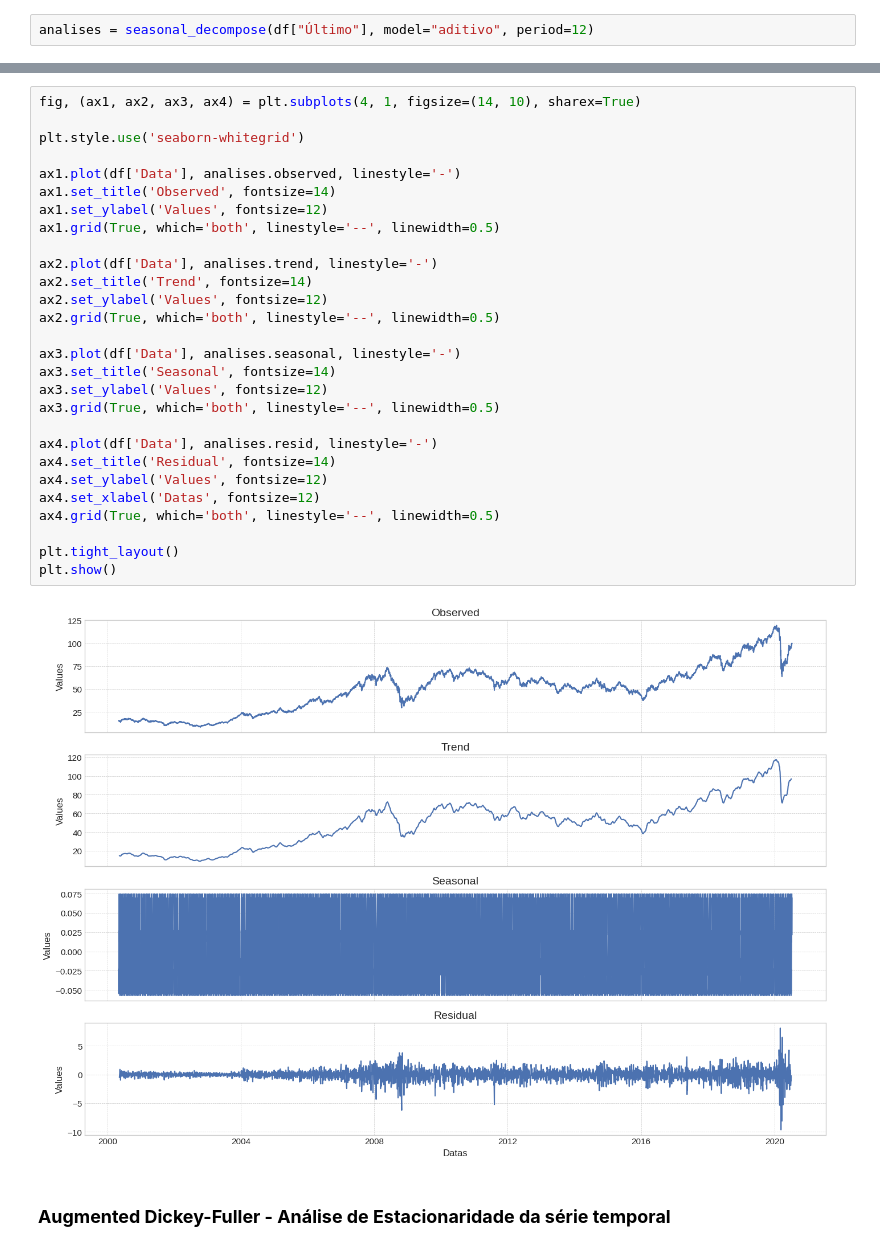
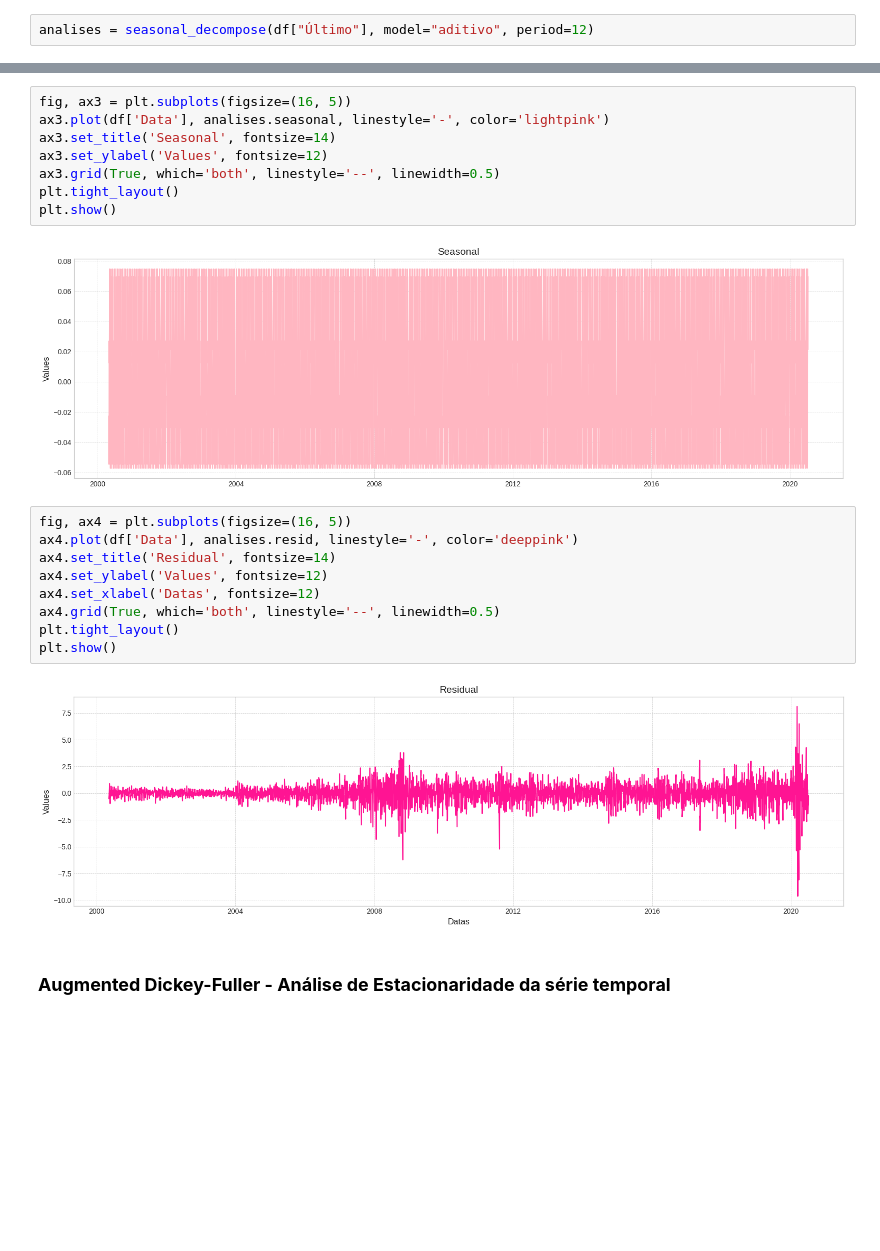
Before and after one commit to ymaydias/Tech_challenge, a Jupyter notebook: 2º_Tech_Challenge.ipynb, the cells around one changed output, grey strips where cells are left out. Drawn from its saved outputs; the diff is of its cells as text; blank space fills up the shorter version.

```diff
--- a/2º_Tech_Challenge.ipynb
+++ b/2º_Tech_Challenge.ipynb
@@ -185,32 +157,23 @@ analises = seasonal_decompose(df["Último"], model="aditivo", period=12)
+# %%
+fig, ax3 = plt.subplots(figsize=(16, 5))
+ax3.plot(df['Data'], analises.seasonal, linestyle='-', color='lightpink')
+ax3.set_title('Seasonal', fontsize=14)
+ax3.set_ylabel('Values', fontsize=12)
+ax3.grid(True, which='both', linestyle='--', linewidth=0.5)
+plt.tight_layout()
+plt.show()
+# %% [output]
+[figure, added]
 # %%
-fig, (ax1, ax2, ax3, ax4) = plt.subplots(4, 1, figsize=(14, 10), sharex=True)
-
-plt.style.use('seaborn-whitegrid')
-
-ax1.plot(df['Data'], analises.observed, linestyle='-')
-ax1.set_title('Observed', fontsize=14)
-ax1.set_ylabel('Values', fontsize=12)
-ax1.grid(True, which='both', linestyle='--', linewidth=0.5)
-
-ax2.plot(df['Data'], analises.trend, linestyle='-')
-ax2.set_title('Trend', fontsize=14)
-ax2.set_ylabel('Values', fontsize=12)
-ax2.grid(True, which='both', linestyle='--', linewidth=0.5)
-
-ax3.plot(df['Data'], analises.seasonal, linestyle='-')
-ax3.set_title('Seasonal', fontsize=14)
-ax3.set_ylabel('Values', fontsize=12)
-ax3.grid(True, which='both', linestyle='--', linewidth=0.5)
-
-ax4.plot(df['Data'], analises.resid, linestyle='-')
+fig, ax4 = plt.subplots(figsize=(16, 5))
+ax4.plot(df['Data'], analises.resid, linestyle='-', color='deeppink')
 ax4.set_title('Residual', fontsize=14)
 ax4.set_ylabel('Values', fontsize=12)
 ax4.set_xlabel('Datas', fontsize=12)
 ax4.grid(True, which='both', linestyle='--', linewidth=0.5)
-
 plt.tight_layout()
 plt.show()
 # %% [output]
-[figure, old version]
+[figure, new version]
 # %% [markdown]
 ### **Augmented Dickey-Fuller - Análise de Estacionaridade da série temporal**
```
Also changed, not shown: parts of 48 cells of this notebook.
